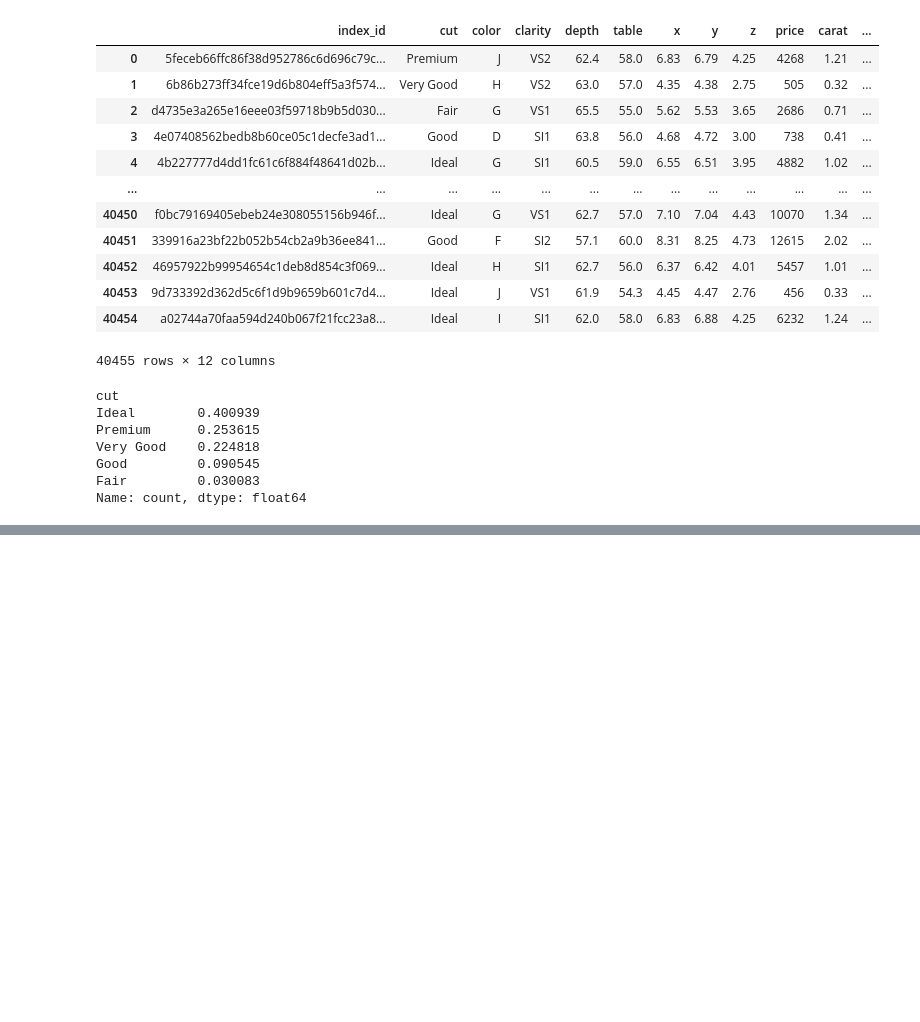
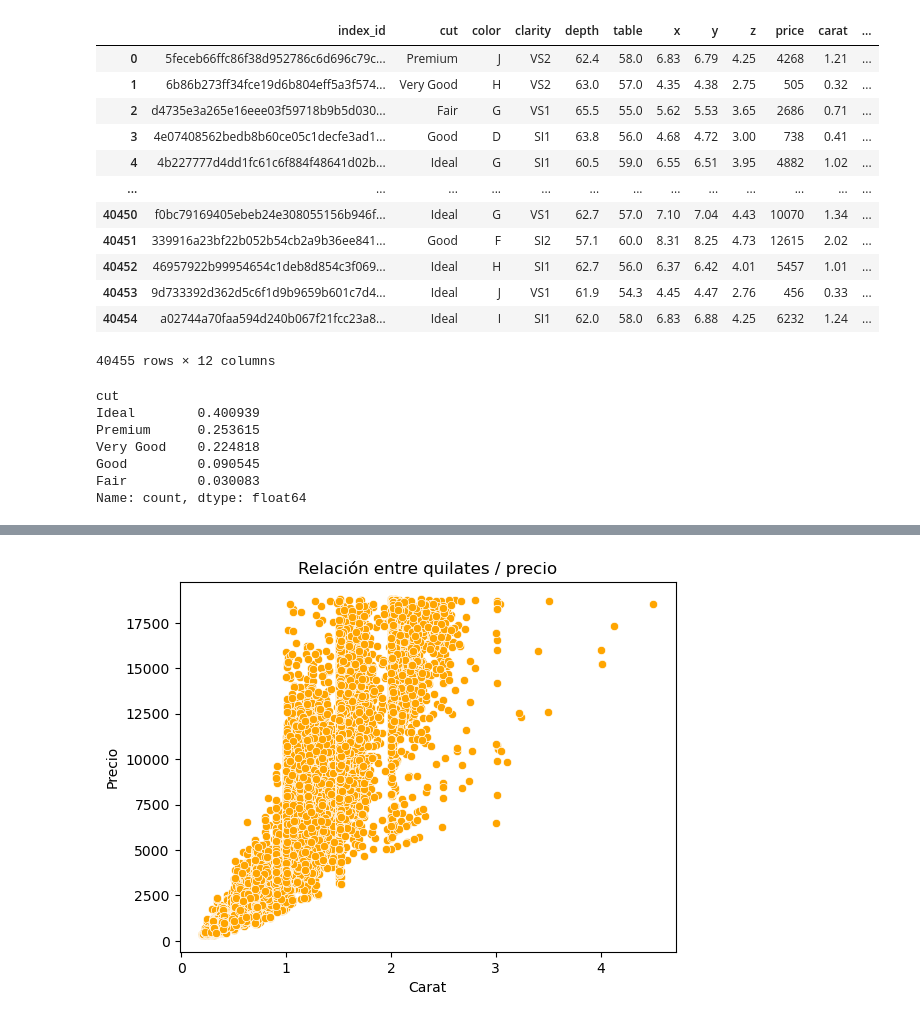
Before and after one commit to castroalberto/workshop-eda-challenge, a Jupyter notebook: dev.ipynb, the cells around one changed output, grey strips where cells are left out. Cells and saved outputs as stored; diff of their text form; code cells hidden in the pictures; blank space fills up the shorter version.

```diff
--- a/dev.ipynb
+++ b/dev.ipynb
@@ -152,0 +165,11 @@ Name: count, dtype: float64
+# %%
+# Visualizar la relación entre carat y precio
+plt.figure
+
+sns.scatterplot(x='carat', y='price', data=df, color='orange')
+plt.title('Relación entre quilates / precio')
+plt.xlabel('Carat')
+plt.ylabel('Precio')
+plt.show()
+# %% [output]
+[figure, added]
```
Also changed, not shown: parts of 11 cells of this notebook.
